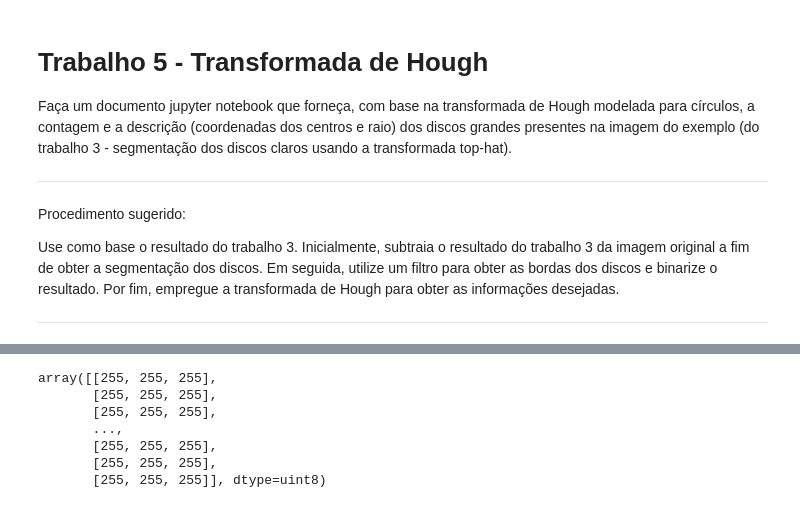
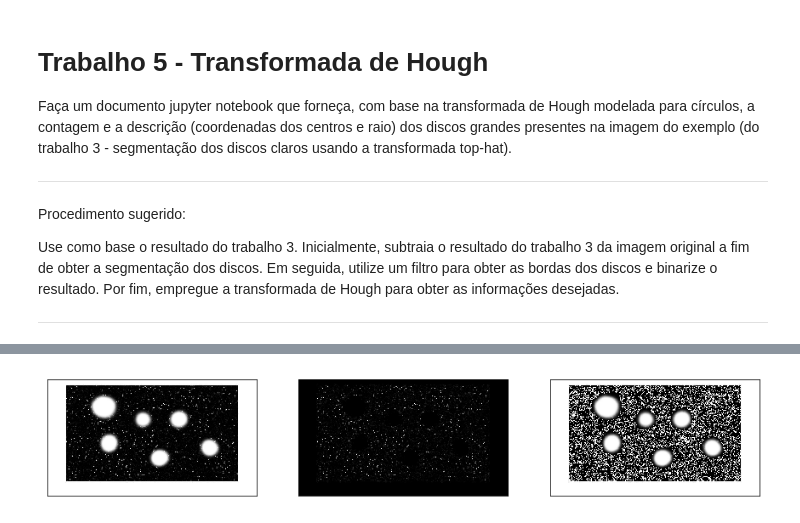
Before and after one commit to achiaver/computer_vision, a Jupyter notebook: trabalho_05/notebooks/trabalho_05.ipynb, the cells around one changed output, grey strips where cells are left out. Drawn from its saved outputs; the diff is of its cells as text; code cells hidden in the pictures.

```diff
--- a/trabalho_05/notebooks/trabalho_05.ipynb
+++ b/trabalho_05/notebooks/trabalho_05.ipynb
@@ -18,4 +18,5 @@ import matplotlib.pyplot as plt
 
 %matplotlib inline
 # %%
-cosmos = cv.imread('../images/cosmos_original.jpg', cv.IMREAD_UNCHANGED)
+cosmos1 = cv.imread('../images/cosmos_original.jpg', cv.IMREAD_UNCHANGED)
+cosmos2 = cv.imread('../images/img_final.jpg', cv.IMREAD_UNCHANGED)
@@ -27,10 +23,28 @@ plt.imshow(cosmos)
-# %%
-cosmos[0]
-# %% [output]
-array([[255, 255, 255],
-       [255, 255, 255],
-       [255, 255, 255],
-       ...,
-       [255, 255, 255],
-       [255, 255, 255],
-       [255, 255, 255]], dtype=uint8)
+# %%
+cosmos_sub = cosmos1 - cosmos2
+# %%
+fig = plt.figure(figsize = (15, 9))
+
+grid = plt.GridSpec(1, 3, fig)
+
+ax0 = fig.add_subplot(grid[0, 0])
+ax1 = fig.add_subplot(grid[0, 1])
+ax2 = fig.add_subplot(grid[0, 2])
+
+ax0.imshow(cosmos1)
+ax0.set_xticks([])
+ax0.set_yticks([])
+
+ax1.imshow(cosmos2)
+ax1.set_xticks([])
+ax1.set_yticks([])
+
+ax2.imshow(cosmos_sub)
+ax2.set_xticks([])
+ax2.set_yticks([])
+
+
+
+plt.show()
+# %% [output]
+[figure, added]
```
Also changed, not shown: parts of 1 cell of this notebook, 1 other file.
